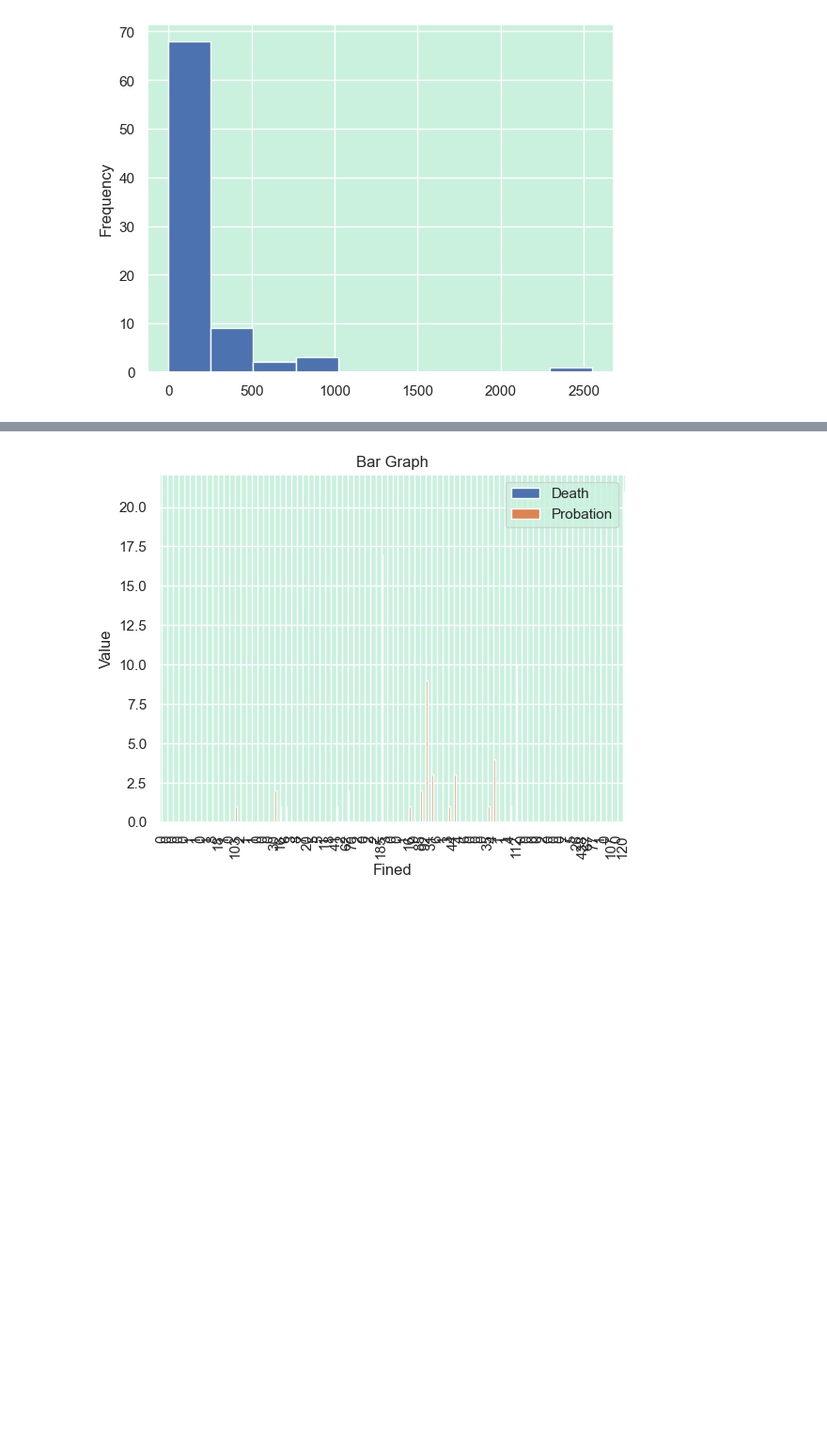
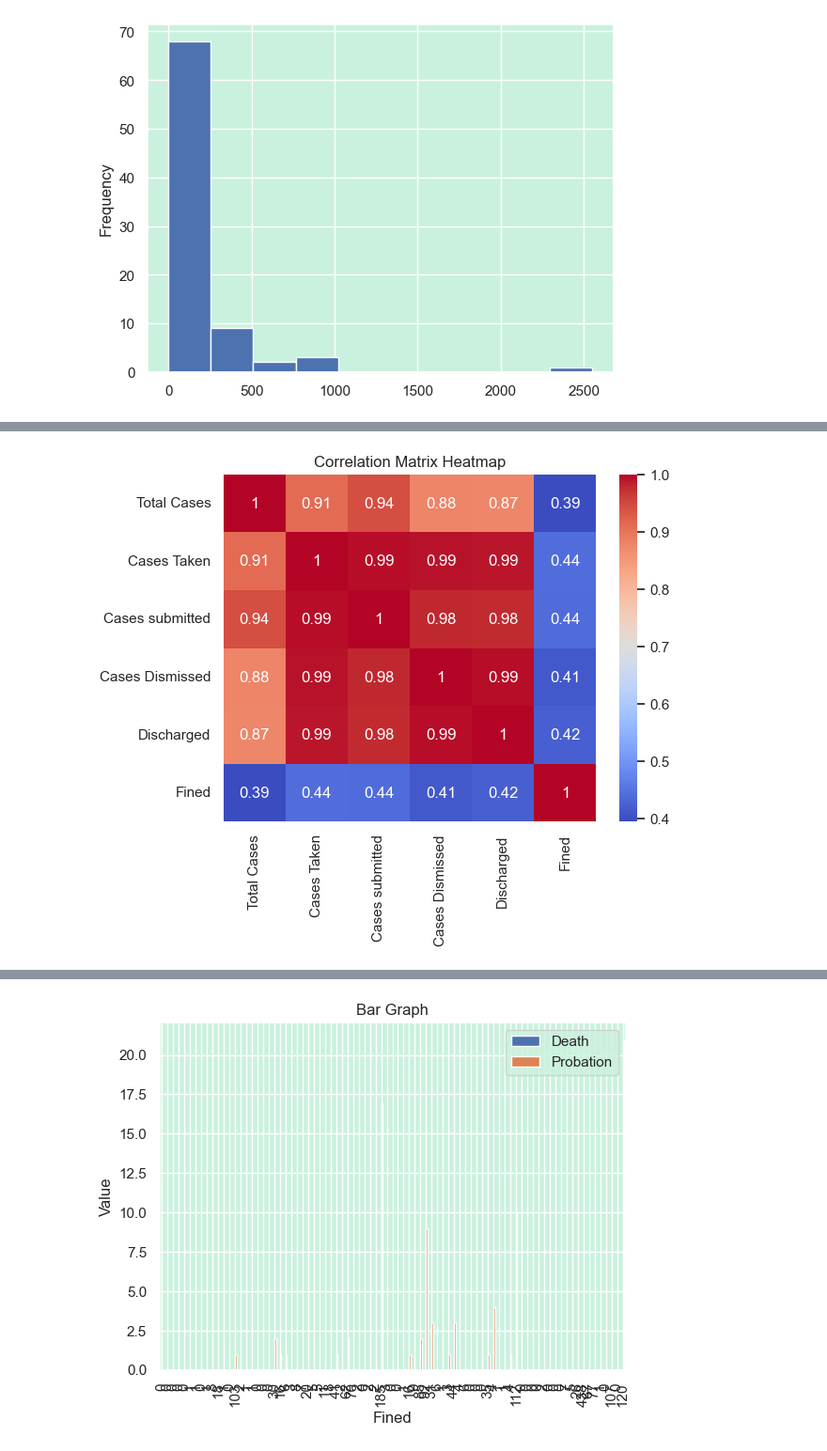
Before and after one commit to Priscillasky/Recess, a Jupyter notebook: Gum.ipynb, the cells around one changed output, grey strips where cells are left out. Shown at 94% size. Drawn from its saved outputs; the diff is of its cells as text; code cells hidden in the pictures; blank space fills up the shorter version.

```diff
--- a/Gum.ipynb
+++ b/Gum.ipynb
@@ -476 +484,18 @@ new_df['Discharged'].plot(kind = 'hist')
+# %%
+columns_for_heatmap = ['Total Cases', 'Cases Taken', 'Cases submitted', 'Cases Dismissed','Discharged','Fined']
+
+# Subset the DataFrame to include only the selected columns
+df_subset = new_df[columns_for_heatmap]
+
+# Calculate the correlation matrix
+correlation_matrix = df_subset.corr()
+
+# Plot the correlation matrix heatmap
+sns.heatmap(correlation_matrix, annot=True, cmap='coolwarm')
+plt.title("Correlation Matrix Heatmap")
+
+# Display the graph
+plt.show()
+# %% [output]
+[figure, added]
 # %%
```
Also changed, not shown: parts of 4 cells of this notebook, 11 other files.
